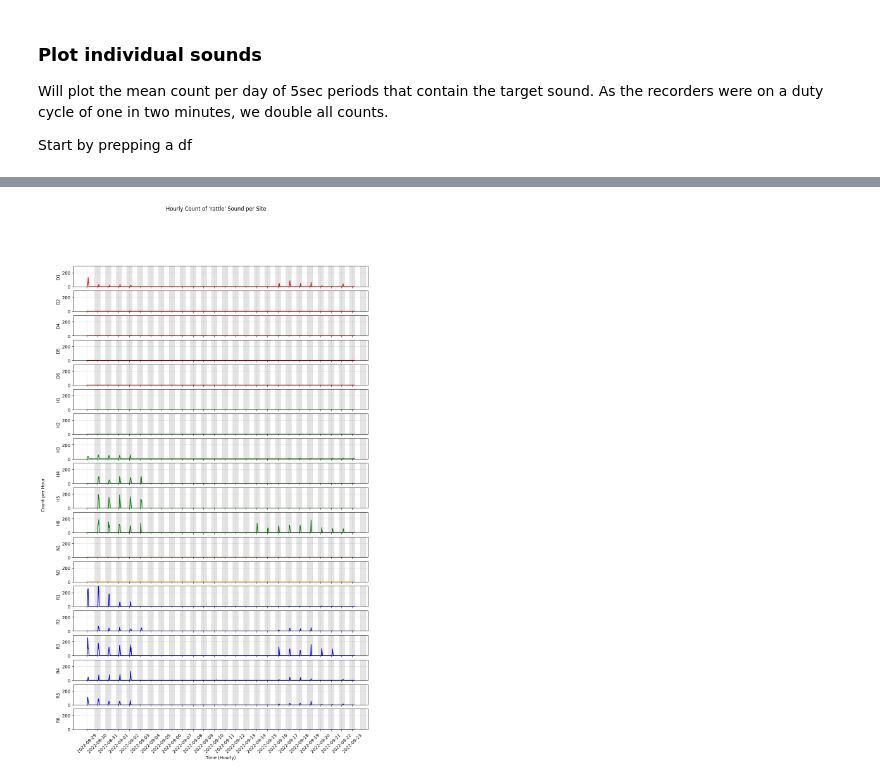
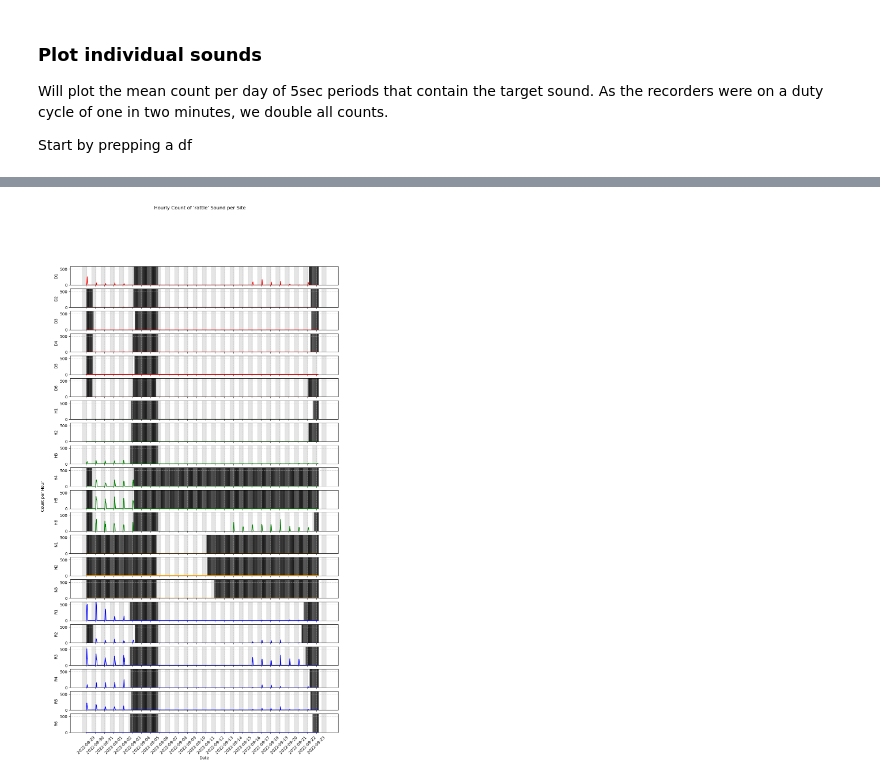
Before and after one commit to BenUCL/MARRS_global_acoustic_study, a Jupyter notebook: plots.ipynb, the cells around one changed output, grey strips where cells are left out. Drawn from its saved outputs; the diff is of its cells as text; code cells hidden in the pictures.

Commit message:
getting sound over time plot working

```diff
--- a/plots.ipynb
+++ b/plots.ipynb
@@ -170,78 +176,92 @@ TODO:
+# %%
+# Set location and timezone, some moths were on local time some were on UK
+latitude, longitude = -4.92913, 119.3175
+location = LocationInfo(latitude=latitude, longitude=longitude)
+local_timezone = pytz.timezone("Asia/Makassar")
 # %%
-from datetime import datetime, timedelta
-
 # Suppress warnings
-import warnings
 warnings.filterwarnings("ignore", category=pd.errors.SettingWithCopyWarning)
 warnings.filterwarnings("ignore", category=FutureWarning)
 
+# Get unique sites from file_list_df to ensure all are included
+all_sites = file_list_df['site_name'].unique()
 
 # Extract 'site_name', 'date', and 'time' from 'filename'
 filtered_df['site_name'] = filtered_df['filename'].str[14:16]
-filtered_df['date'] = filtered_df['filename'].str[17:25]  # Characters 18-25 for the date
-filtered_df['time'] = filtered_df['filename'].str[26:32]  # Characters 27-32 for the time
+filtered_df['date'] = filtered_df['filename'].str[17:25]
+filtered_df['time'] = filtered_df['filename'].str[26:32]
 
 # Convert 'date' and 'time' to datetime and extract hour
 filtered_df['datetime'] = pd.to_datetime(filtered_df['date'] + filtered_df['time'], format='%Y%m%d%H%M%S')
-filtered_df['hour'] = filtered_df['datetime'].dt.floor('H')  # Floor to the nearest hour
+filtered_df['hour'] = filtered_df['datetime'].dt.floor('h')
 
 # Group by 'site_name' and 'hour' to get the count of occurrences per hour
 hourly_counts = filtered_df.groupby(['site_name', 'hour']).size().reset_index(name='count')
 
-# Find the earliest and latest datetime for consistent x-axis range
-start_time = filtered_df['datetime'].min().floor('H')
-end_time = filtered_df['datetime'].max().ceil('H')
+# Multiply each count by the duty cycle
+hourly_counts['count'] *= DUTY_CYCLE
 
-# Generate a timeline covering the entire range, at hourly intervals
-all_hours = pd.date_range(start=start_time, end=end_time, freq='H')
+# Define the global time range and create an hourly timeline for all sites
+global_start_time = filtered_df['datetime'].min().floor('h')
+global_end_time = filtered_df['datetime'].max().ceil('h')
+global_hours = pd.date_range(start=global_start_time, end=global_end_time, freq='h')
 
-# Prepare an empty dataframe with all hours and sites to ensure no gaps in the timeline
-timeline_df = pd.DataFrame([(site, hour) for site in hourly_counts['site_name'].unique() for hour in all_hours], columns=['site_name', 'hour'])
-
-# Merge with the actual counts to fill missing hours with zero counts
+# Prepare a complete timeline with all hours and sites, filling missing counts with 0
+timeline_df = pd.DataFrame([(site, hour) for site in all_sites for hour in global_hours], columns=['site_name', 'hour'])
 timeline_df = timeline_df.merge(hourly_counts, on=['site_name', 'hour'], how='left').fillna(0)
 
-# Define a fixed colour mapping for each site prefix
-colour_mapping = {
-    'D': 'red',
-    'H': 'green',
-    'N': 'orange',
-    'R': 'blue'
-}
-
-# Get unique sites for plotting
-sites = sorted(timeline_df['site_name'].unique())
-
-# Find the maximum count across all sites and hours for a common y-axis limit
+# Colour mapping and maximum count for consistent y-axis limits
+colour_mapping = {'D': 'red', 'H': 'green', 'N': 'orange', 'R': 'blue'}
 max_count = timeline_df['count'].max()
 
-# Plotting
-fig, axs = plt.subplots(len(sites), 1, figsize=(12, 1 * len(sites)), sharex=True)
+# Get unique dates for sunrise/sunset calculations
+unique_dates = pd.to_datetime(timeline_df['hour'].dt.date.unique()).sort_values()
 
-for i, site in enumerate(sites):
+# Extract the date and time portion from the filename, ensuring correct slicing
+file_list_df['datetime'] = pd.to_datetime(file_list_df['filename'].str[7:21], format='%Y%m%d_%H%M%S')
+file_list_df['hour'] = file_list_df['datetime'].dt.floor('h')
+recording_hours = file_list_df.groupby('site_name')['hour'].apply(set).to_dict()  # Dictionary of sets of recording hours per site
+
+# Plotting setup
+fig, axs = plt.subplots(len(all_sites), 1, figsize=(12, 1 * len(all_sites)), sharex=True)
+
+for i, site in enumerate(sorted(all_sites)):
     # Filter data for the current site
     site_data = timeline_df[timeline_df['site_name'] == site]
-    # Determine colour based on the first letter of the site name
     site_colour = colour_mapping.get(site[0], 'grey')
 
-    # Plot each site's data in its own subplot
+    # Set white background and plot data for the site
+    axs[i].set_facecolor("white")
     axs[i].plot(site_data['hour'], site_data['count'], color=site_colour)
     axs[i].set_ylabel(site)
-    axs[i].set_ylim(0, max_count)  # Use the common y-axis limit
+    axs[i].set_ylim(0, max_count)
     axs[i].grid(True, linestyle='--', alpha=0.6)
 
-    # Add shading for night (6 PM to 6 AM)
-    for hour in pd.date_range(start=start_time, end=end_time, freq='24H'):
-        axs[i].axvspan(hour + timedelta(hours=18), hour + timedelta(days=1, hours=6), color='grey', alpha=0.2)
+    # Identify missing hours for this site by comparing global hours to recorded hours
+    recorded_hours = recording_hours.get(site, set())
+    missing_hours = [hour for hour in global_hours if hour not in recorded_hours]
 
-# Set custom x-tick interval, e.g., every 6 hours
-plt.xticks(pd.date_range(start=start_time, end=end_time, freq='24H'), rotation=45)
+    # Apply black shading for each missing hour
+    for hour in missing_hours:
+        axs[i].axvspan(hour, hour + timedelta(hours=1), color='black', alpha=0.5, clip_on=True)
 
-# Set common labels and titles
+    # Shading for adjusted night periods
+    for date in site_data['hour'].dt.date.unique():
+        # Adjusted sunset and sunrise times
+        sunset = sun(location.observer, date=date, tzinfo=local_timezone)['sunset'] + timedelta(minutes=30)
+        sunrise = sun(location.observer, date=date + timedelta(days=1), tzinfo=local_timezone)['sunrise'] - timedelta(minutes=30)
+
+        # Shade from adjusted sunset to adjusted sunrise
+        axs[i].axvspan(sunset, sunrise, color='darkgrey', alpha=0.3, clip_on=True)
+
+# Set x-ticks precisely every 24 hours
+plt.xticks(pd.date_range(start=global_start_time, end=global_end_time, freq='24h'), rotation=45)
+
+# Set labels and titles
 plt.suptitle(f"Hourly Count of '{TARGET_SOUND}' Sound per Site")
-plt.xlabel("Time (Hourly)")
+plt.xlabel("Date")
 fig.text(0.04, 0.5, 'Count per Hour', va='center', rotation='vertical')
 
 plt.show()
 # %% [output]
-[figure, old version]
+[figure, new version]
```
Also changed, not shown: parts of 7 cells of this notebook.
